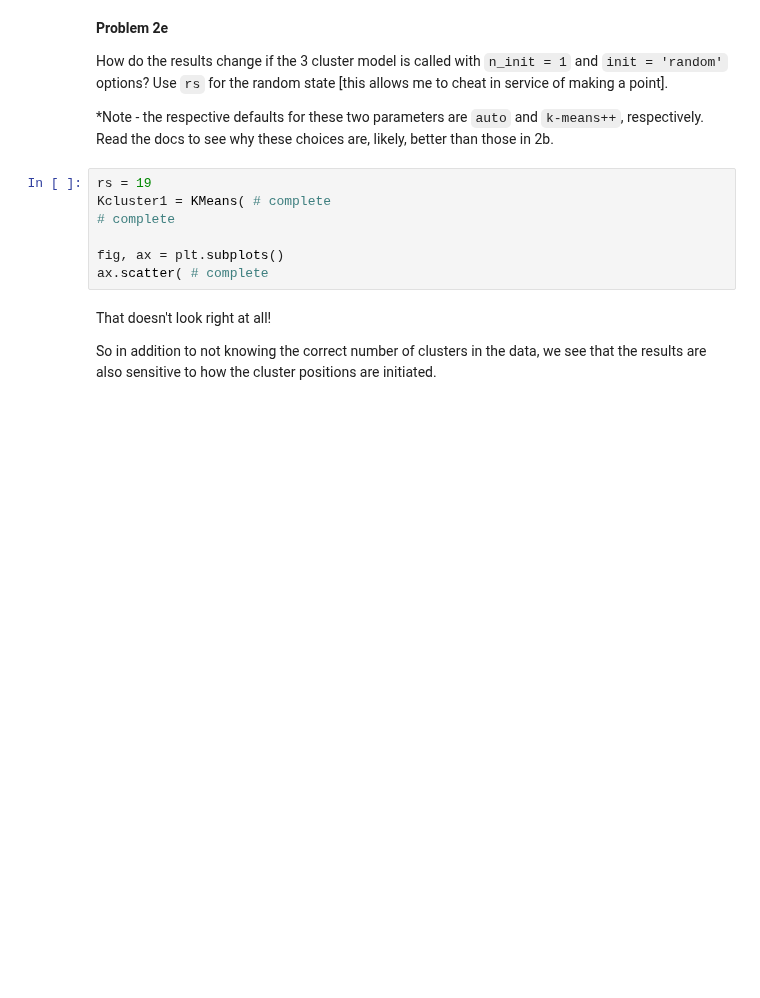
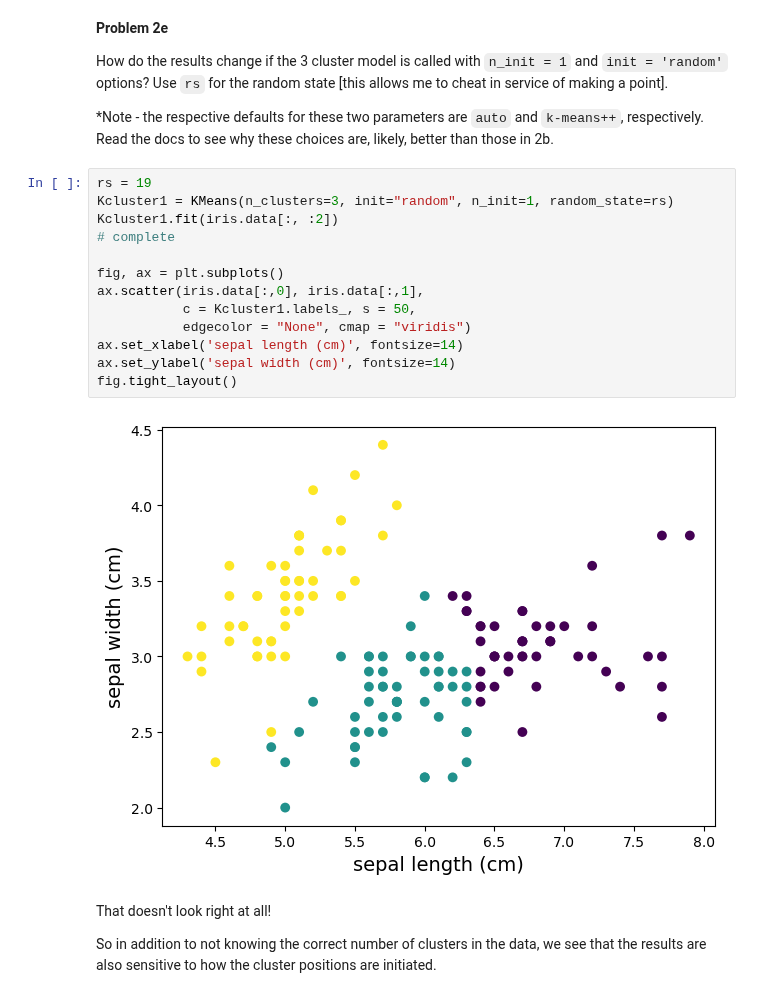
Before and after one commit to ullas-bhat/Session-25, a Jupyter notebook: Day2/Clustering.ipynb, the cells around one changed output. Drawn from its saved outputs; the diff is of its cells as text; blank space fills up the shorter version.

```diff
--- a/Day2/Clustering.ipynb
+++ b/Day2/Clustering.ipynb
@@ -107,13 +118,21 @@ Knowing that there are in fact 3 different clusters, which of the two clustering
 How do the results change if the 3 cluster model is called with `n_init = 1` and `init = 'random'` options? Use `rs` for the random state [this allows me to cheat in service of making a point].
 
 *Note - the respective defaults for these two parameters are `auto` and `k-means++`, respectively. Read the docs to see why these choices are, likely, better than those in 2b.
-# %%
-rs = 19
-Kcluster1 = KMeans( # complete
-# complete
-
-fig, ax = plt.subplots()
-ax.scatter( # complete
+# %%
+rs = 19
+Kcluster1 = KMeans(n_clusters=3, init="random", n_init=1, random_state=rs)
+Kcluster1.fit(iris.data[:, :2])
+# complete
+
+fig, ax = plt.subplots()
+ax.scatter(iris.data[:,0], iris.data[:,1],
+           c = Kcluster1.labels_, s = 50,
+           edgecolor = "None", cmap = "viridis")
+ax.set_xlabel('sepal length (cm)', fontsize=14)
+ax.set_ylabel('sepal width (cm)', fontsize=14)
+fig.tight_layout()
+# %% [output]
+[figure, added]
 # %% [markdown]
 That doesn't look right at all!
 
```
Also changed, not shown: parts of 21 cells of this notebook, 3 other files.
